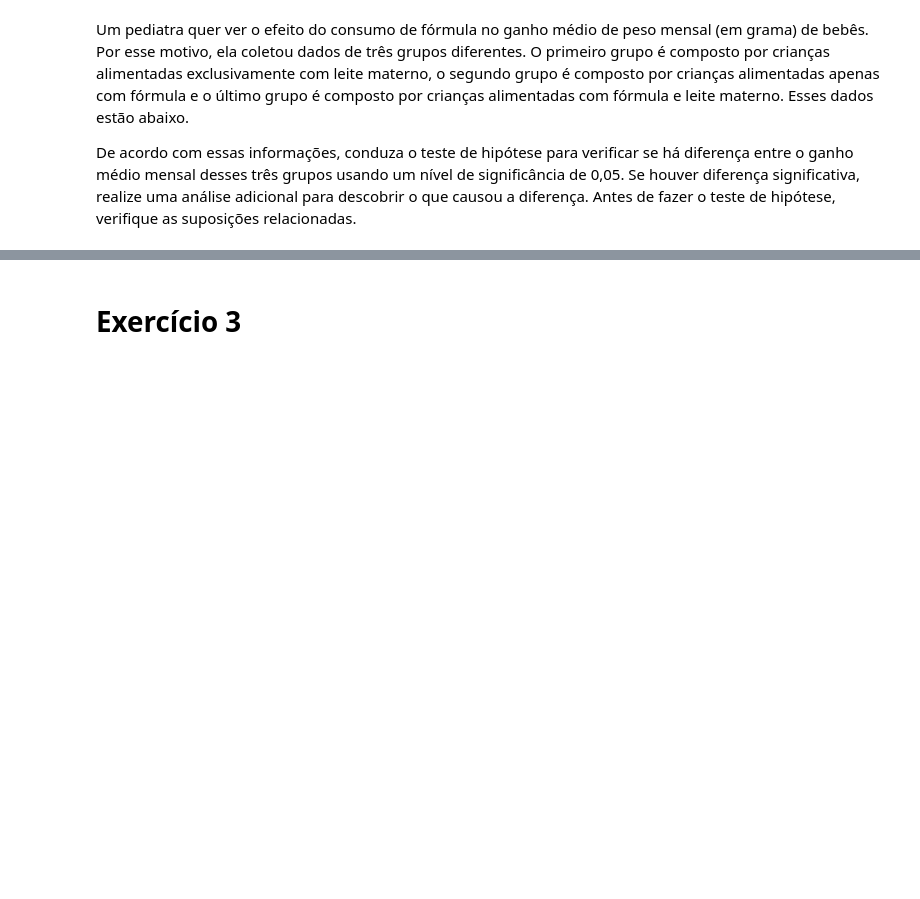
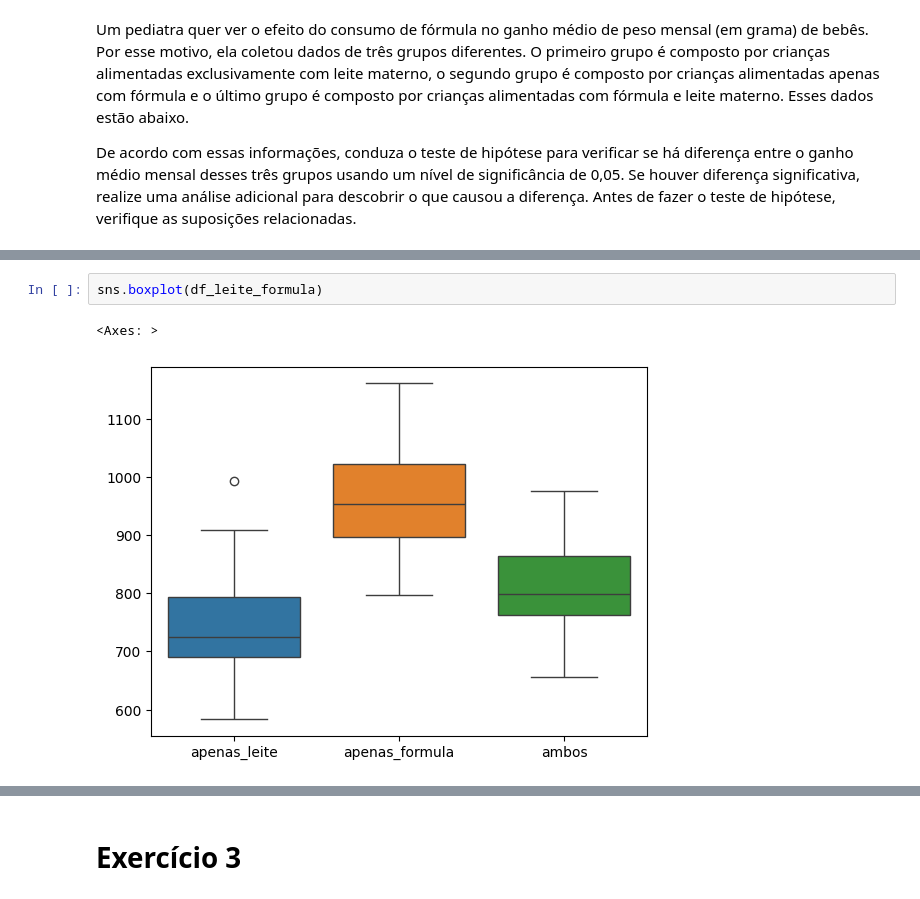
Before and after one commit to stephanyresque/Ciencia-de-dados-2, a Jupyter notebook: mes01/10_01_25_2.ipynb, the cells around one changed output, grey strips where cells are left out. Cells and saved outputs as stored; diff of their text form; blank space fills up the shorter version.

```diff
--- a/mes01/10_01_25_2.ipynb
+++ b/mes01/10_01_25_2.ipynb
@@ -63,0 +158,5 @@ df_leite_formula
+# %%
+sns.boxplot(df_leite_formula)
+# %% [output]
+<Axes: >
+[figure, added]
```
Also changed, not shown: parts of 53 cells of this notebook.
